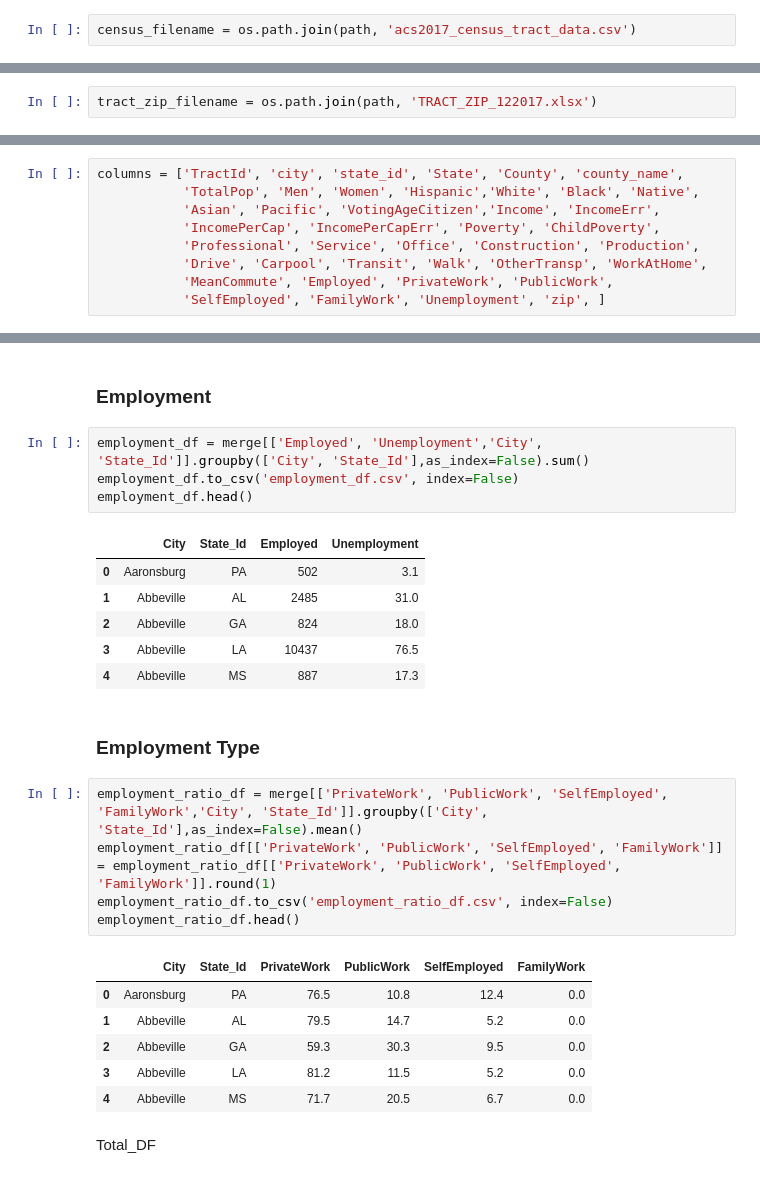
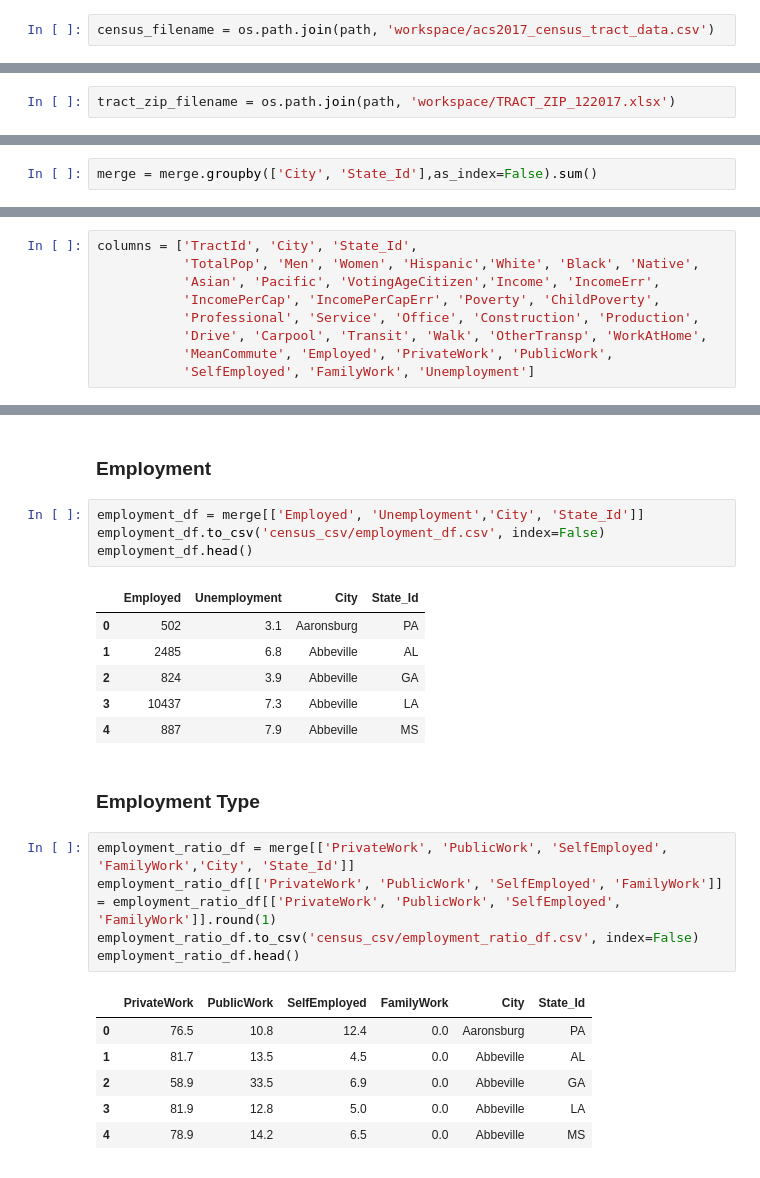
Before and after one commit to BloomTech-Labs/PT17_cityspire-d-ds, a Jupyter notebook: notebooks/datasets/data/census_data/files/census.ipynb, the cells around one changed output, grey strips where cells are left out. Drawn from its saved outputs; the diff is of its cells as text.

```diff
--- a/notebooks/datasets/data/census_data/files/census.ipynb
+++ b/notebooks/datasets/data/census_data/files/census.ipynb
@@ -45,7 +47,7 @@ uszip['zip'].nunique()
 ##### Census
 - Contains population, demographic, poverty, and employment data by tract
 # %%
-census_filename = os.path.join(path, 'acs2017_census_tract_data.csv')
+census_filename = os.path.join(path, 'workspace/acs2017_census_tract_data.csv')
 # %%
 df = pd.read_csv(census_filename)
 print(df.shape)
@@ -67,7 +68,7 @@ df['TractId'].nunique()
 ##### Tract to Zip
 - maps census tracts to zip codes
 # %%
-tract_zip_filename = os.path.join(path, 'TRACT_ZIP_122017.xlsx')
+tract_zip_filename = os.path.join(path, 'workspace/TRACT_ZIP_122017.xlsx')
 # %%
 tract_zip = pd.read_excel(tract_zip_filename)
 # %%
@@ -450,0 +436,2 @@ merge = merge.drop(columns = ['res_ratio'])
+# %%
+merge = merge.groupby(['City', 'State_Id'],as_index=False).sum()
@@ -532,12 +489,12 @@ Index(['TractId', 'State', 'County', 'TotalPop', 'Men', 'Women', 'Hispanic',
       dtype='object')
 # %%
-columns = ['TractId', 'city', 'state_id', 'State', 'County', 'county_name',
+columns = ['TractId', 'City', 'State_Id',
            'TotalPop', 'Men', 'Women', 'Hispanic','White', 'Black', 'Native',
            'Asian', 'Pacific', 'VotingAgeCitizen','Income', 'IncomeErr',
            'IncomePerCap', 'IncomePerCapErr', 'Poverty', 'ChildPoverty',
            'Professional', 'Service', 'Office', 'Construction', 'Production',
            'Drive', 'Carpool', 'Transit', 'Walk', 'OtherTransp', 'WorkAtHome',
            'MeanCommute', 'Employed', 'PrivateWork', 'PublicWork',
-           'SelfEmployed', 'FamilyWork', 'Unemployment', 'zip', ]
+           'SelfEmployed', 'FamilyWork', 'Unemployment']
 # %%
 merge = merge[columns]
@@ -680,29 +630,27 @@ transportation_df.head()
 # %% [markdown]
 ### Employment
 # %%
-employment_df = merge[['Employed', 'Unemployment','City', 'State_Id']].groupby(['City', 'State_Id'],as_index=False).sum()
-employment_df.to_csv('employment_df.csv', index=False)
+employment_df = merge[['Employed', 'Unemployment','City', 'State_Id']]
+employment_df.to_csv('census_csv/employment_df.csv', index=False)
 employment_df.head()
 # %% [output]
-|  | City | State_Id | Employed | Unemployment |
-| 0 | Aaronsburg | PA | 502 | 3.1 |
-| 1 | Abbeville | AL | 2485 | 31.0 |
-| 2 | Abbeville | GA | 824 | 18.0 |
-| 3 | Abbeville | LA | 10437 | 76.5 |
-| 4 | Abbeville | MS | 887 | 17.3 |
+|  | Employed | Unemployment | City | State_Id |
+| 0 | 502 | 3.1 | Aaronsburg | PA |
+| 1 | 2485 | 6.8 | Abbeville | AL |
+| 2 | 824 | 3.9 | Abbeville | GA |
+| 3 | 10437 | 7.3 | Abbeville | LA |
+| 4 | 887 | 7.9 | Abbeville | MS |
 # %% [markdown]
 ### Employment Type
 # %%
-employment_ratio_df = merge[['PrivateWork', 'PublicWork', 'SelfEmployed', 'FamilyWork','City', 'State_Id']].groupby(['City', 'State_Id'],as_index=False).mean()
+employment_ratio_df = merge[['PrivateWork', 'PublicWork', 'SelfEmployed', 'FamilyWork','City', 'State_Id']]
 employment_ratio_df[['PrivateWork', 'PublicWork', 'SelfEmployed', 'FamilyWork']] = employment_ratio_df[['PrivateWork', 'PublicWork', 'SelfEmployed', 'FamilyWork']].round(1)
-employment_ratio_df.to_csv('employment_ratio_df.csv', index=False)
+employment_ratio_df.to_csv('census_csv/employment_ratio_df.csv', index=False)
 employment_ratio_df.head()
 # %% [output]
-|  | City | State_Id | PrivateWork | PublicWork | SelfEmployed | FamilyWork |
-| 0 | Aaronsburg | PA | 76.5 | 10.8 | 12.4 | 0.0 |
-| 1 | Abbeville | AL | 79.5 | 14.7 | 5.2 | 0.0 |
-| 2 | Abbeville | GA | 59.3 | 30.3 | 9.5 | 0.0 |
-| 3 | Abbeville | LA | 81.2 | 11.5 | 5.2 | 0.0 |
-| 4 | Abbeville | MS | 71.7 | 20.5 | 6.7 | 0.0 |
+|  | PrivateWork | PublicWork | SelfEmployed | FamilyWork | City | State_Id |
+| 0 | 76.5 | 10.8 | 12.4 | 0.0 | Aaronsburg | PA |
+| 1 | 81.7 | 13.5 | 4.5 | 0.0 | Abbeville | AL |
+| 2 | 58.9 | 33.5 | 6.9 | 0.0 | Abbeville | GA |
+| 3 | 81.9 | 12.8 | 5.0 | 0.0 | Abbeville | LA |
+| 4 | 78.9 | 14.2 | 6.5 | 0.0 | Abbeville | MS |
-# %% [markdown]
-Total_DF
```
Also changed, not shown: parts of 52 cells of this notebook, 15 other files.
